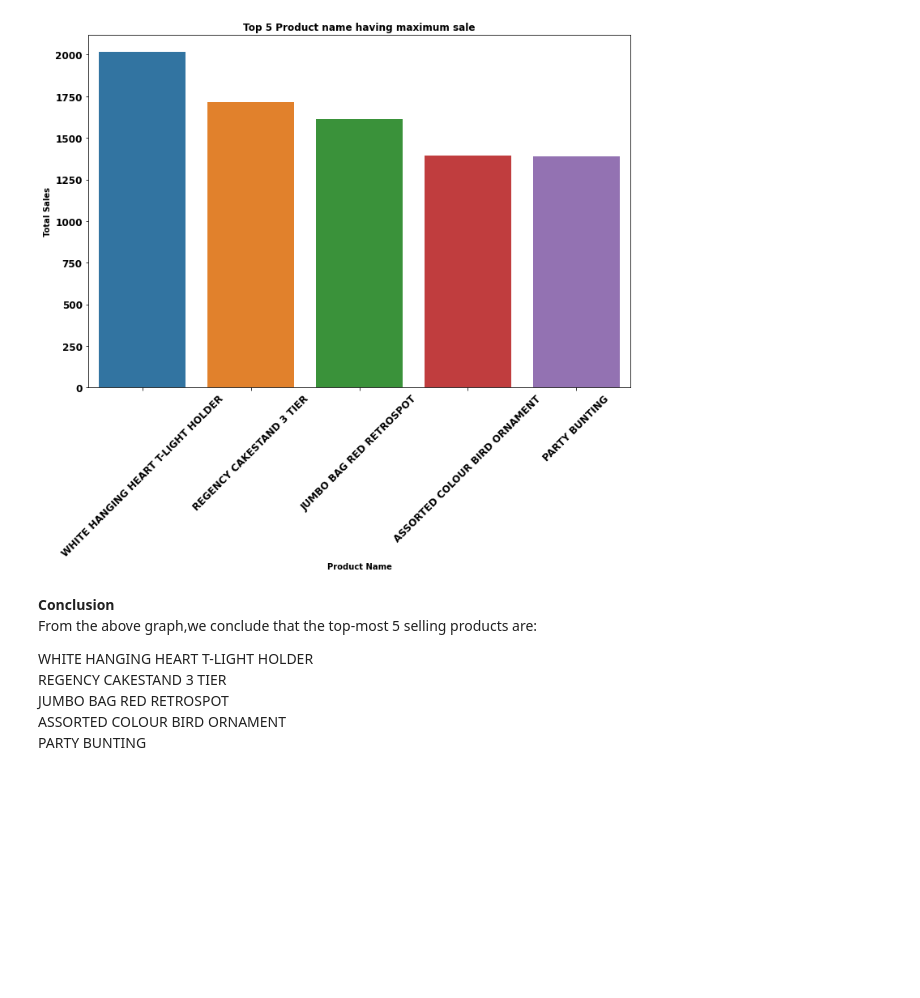
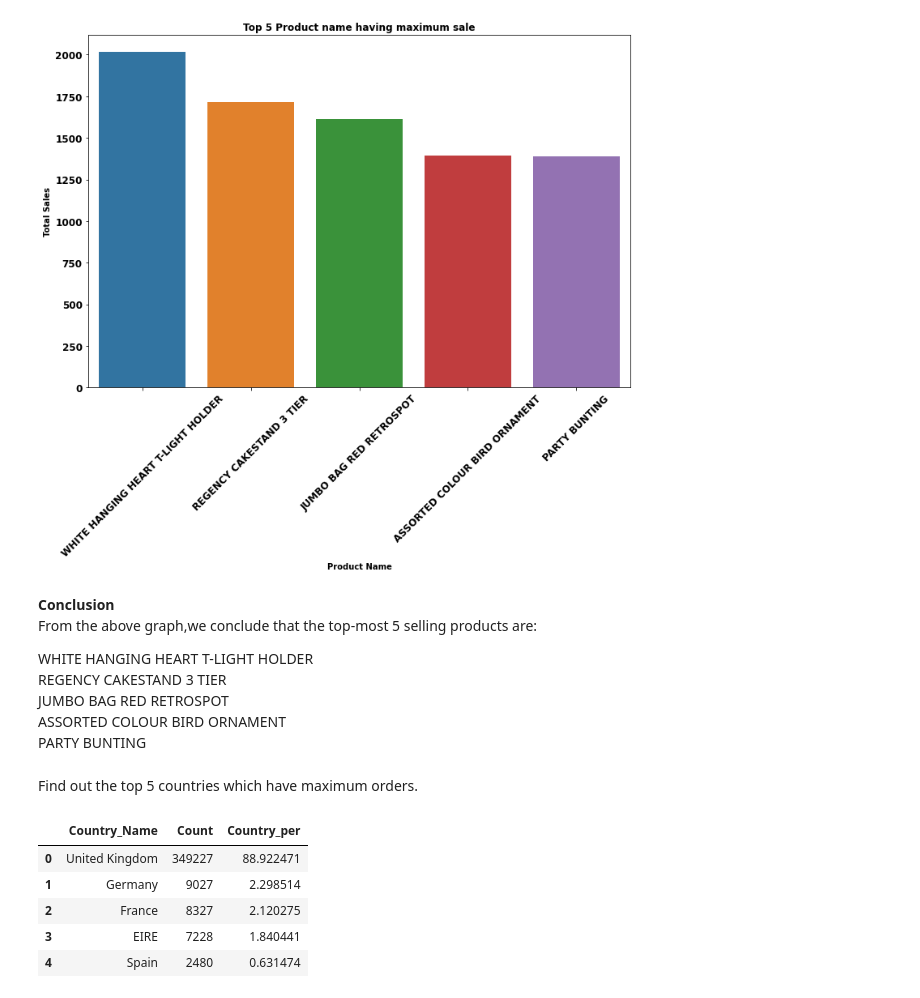
Before and after one commit to Shashankshekharpandey/Online-retail-customer-segmentation, a Jupyter notebook: Online_retail_customer_Segmentation.ipynb, the cells around one changed output. Cells and saved outputs as stored; diff of their text form; code cells hidden in the pictures; blank space fills up the shorter version.

```diff
--- a/Online_retail_customer_Segmentation.ipynb
+++ b/Online_retail_customer_Segmentation.ipynb
@@ -238,3 +238,18 @@ REGENCY CAKESTAND 3 TIER<br>
 JUMBO BAG RED RETROSPOT<br>
 ASSORTED COLOUR BIRD ORNAMENT<br>
 PARTY BUNTING<br>
+# %% [markdown]
+Find out the top 5 countries which have maximum orders.
+# %%
+# Top countries who's buying maximum products
+Top_10_country = customer_seg_df['Country'].value_counts().reset_index()
+Top_10_country['Country_per']= Top_10_country['Country']*100/customer_seg_df['Country'].count()     # Add country percentage column to top 10 countries data frame
+Top_10_country.rename(columns={'index': 'Country_Name','Country': 'Count'}, inplace=True)
+Top_10_country.head()
+# %% [output]
+|  | Country_Name | Count | Country_per |
+| 0 | United Kingdom | 349227 | 88.922471 |
+| 1 | Germany | 9027 | 2.298514 |
+| 2 | France | 8327 | 2.120275 |
+| 3 | EIRE | 7228 | 1.840441 |
+| 4 | Spain | 2480 | 0.631474 |
```
Also changed, not shown: parts of 3 cells of this notebook.
